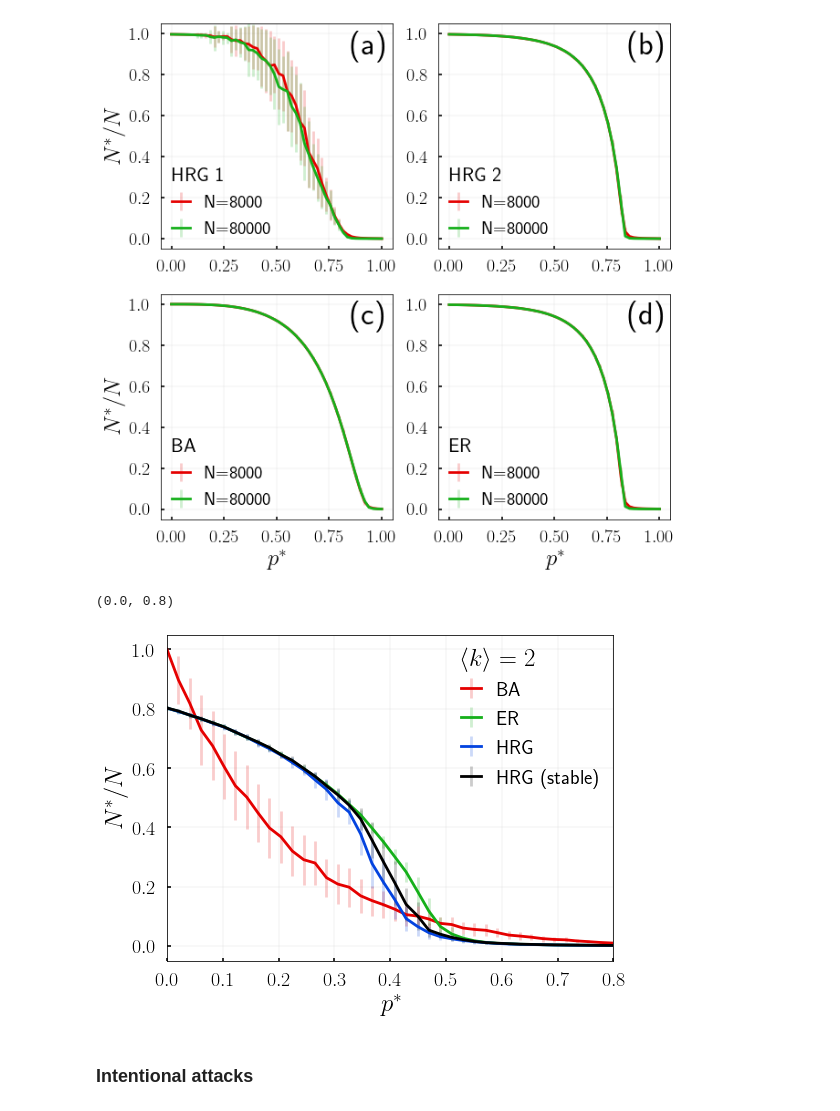
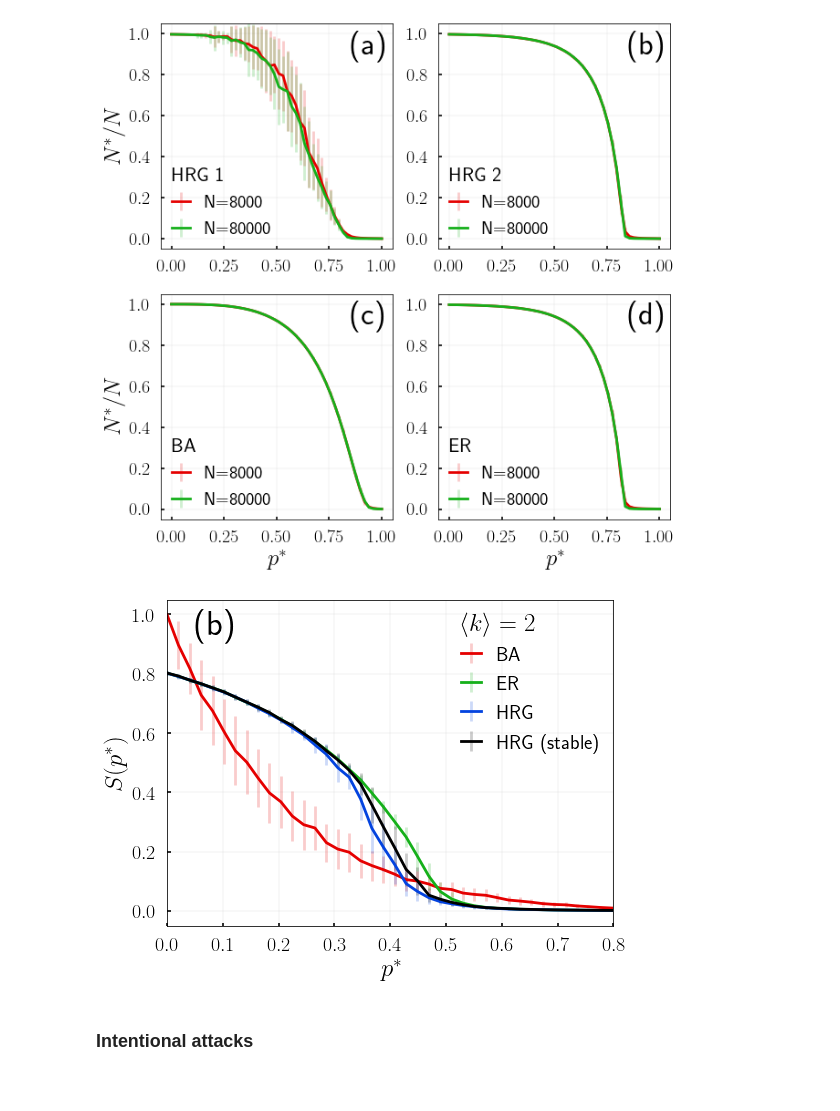
Before and after one commit to robertjankowski/attacks-on-hierarchical-networks, a Jupyter notebook: notebooks/attacks_on_hrg_results.ipynb, the cells around one changed output. Cells and saved outputs as stored; diff of their text form; code cells hidden in the pictures.

```diff
--- a/notebooks/attacks_on_hrg_results.ipynb
+++ b/notebooks/attacks_on_hrg_results.ipynb
@@ -102,19 +102,19 @@ Text(0.85, 0.9, '(d)')
 # %%
 labels = ['BA', 'ER', 'HRG', 'HRG (stable)']
 data = [ba_random_small_k_2, er_random_small_k_2, hrg_random_small_k_2, hrg3_random_small_k_2]
 
 viz.plot_giant_connected_component_vs_removed(data, labels, fontsize=20, loc='upper right',
                                               title=r'$\left<k\right> = 2$', title_fontsize=25)
 plt.xlim(0, 0.8)
-# plt.text(0.93, 0.93, '(b)', fontsize=35)
-
+plt.text(0.05, 0.93, '(b)', fontsize=35)
+plt.ylabel(r'$S (p^*)$')
 # plt.title(r'Random attacks, $N=8000, k\approx 2$')
 # plt.show()
+
 # viz.save_figure('../plots/random_attack_small_k_2.pdf')
 # viz.save_figure('../plots/random_attack_small_k_2.png')
 # %% [output]
-(0.0, 0.8)
-[figure, old version]
+[figure, new version]
 # %% [markdown]
 ### Intentional attacks
 # %%
```
Also changed, not shown: parts of 3 cells of this notebook, 5 other files.
